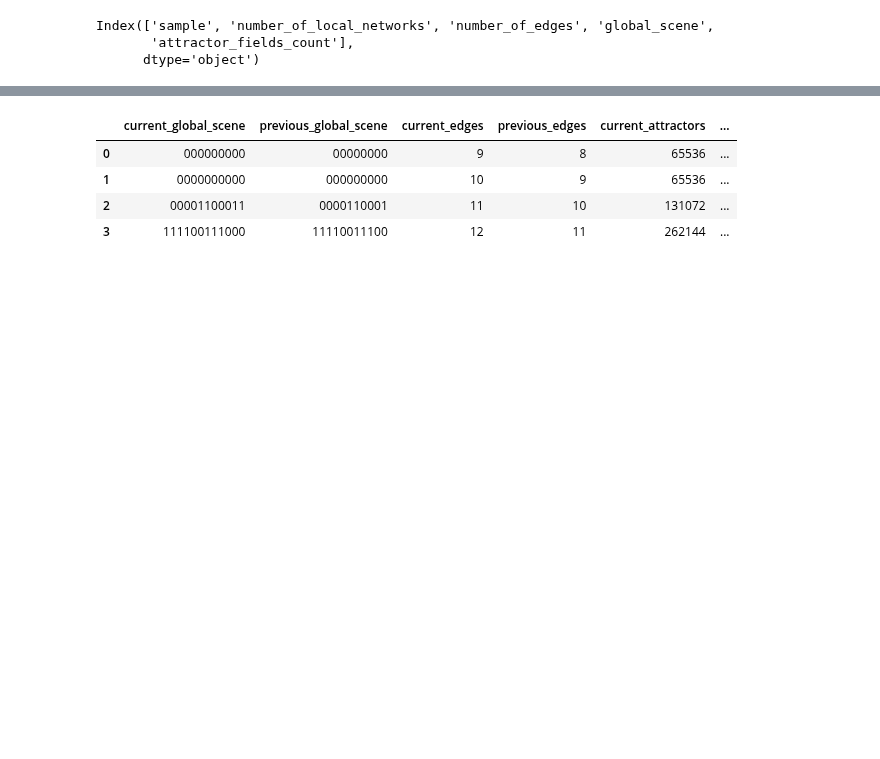
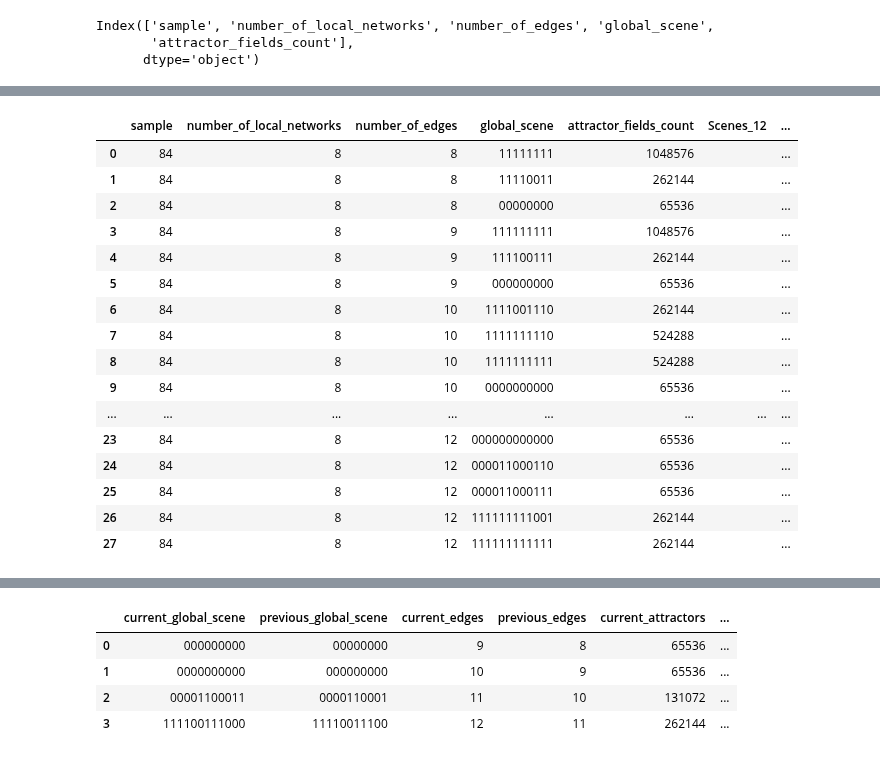
Before and after one commit to crptcusco/cbnetwork, a Jupyter notebook: experiments/7_aleatory_template_coupling_signals/exp7_3_evaluate_equivalence.ipynb, the cells around one changed output, grey strips where cells are left out. Saved outputs shown, nothing was run; the diff lists cells and outputs as text; code cells hidden in the pictures; blank space fills up the shorter version.

```diff
--- a/experiments/7_aleatory_template_coupling_signals/exp7_3_evaluate_equivalence.ipynb
+++ b/experiments/7_aleatory_template_coupling_signals/exp7_3_evaluate_equivalence.ipynb
@@ -231,0 +334,33 @@ Index(['sample', 'number_of_local_networks', 'number_of_edges', 'global_scene',
+# %%
+# Crear columnas para cada número de aristas
+unique_edges = sorted(df_resume['number_of_edges'].unique(), reverse=True)
+for edge in unique_edges:
+    df_resume[f'Scenes_{edge}'] = ""
+
+# Llenar las nuevas columnas
+for index, row in df_resume.iterrows():
+    scenes = row['global_scene'].split()
+    for edge in unique_edges:
+        if any(f'scene_{edge}' in scene for scene in scenes):
+            df_resume.at[index, f'Scenes_{edge}'] = ' '.join(scene for scene in scenes if f'scene_{edge}' in scene)
+
+# Mostrar el DataFrame resultante
+df_resume
+# %% [output]
+|  | sample | number_of_local_networks | number_of_edges | global_scene | attractor_fields_count | Scenes_12 | ... |
+| 0 | 84 | 8 | 8 | 11111111 | 1048576 |  | ... |
+| 1 | 84 | 8 | 8 | 11110011 | 262144 |  | ... |
+| 2 | 84 | 8 | 8 | 00000000 | 65536 |  | ... |
+| 3 | 84 | 8 | 9 | 111111111 | 1048576 |  | ... |
+| 4 | 84 | 8 | 9 | 111100111 | 262144 |  | ... |
+| 5 | 84 | 8 | 9 | 000000000 | 65536 |  | ... |
+| 6 | 84 | 8 | 10 | 1111001110 | 262144 |  | ... |
+| 7 | 84 | 8 | 10 | 1111111110 | 524288 |  | ... |
+| 8 | 84 | 8 | 10 | 1111111111 | 524288 |  | ... |
+| 9 | 84 | 8 | 10 | 0000000000 | 65536 |  | ... |
+| ... | ... | ... | ... | ... | ... | ... | ... |
+| 23 | 84 | 8 | 12 | 000000000000 | 65536 |  | ... |
+| 24 | 84 | 8 | 12 | 000011000110 | 65536 |  | ... |
+| 25 | 84 | 8 | 12 | 000011000111 | 65536 |  | ... |
+| 26 | 84 | 8 | 12 | 111111111001 | 262144 |  | ... |
+| 27 | 84 | 8 | 12 | 111111111111 | 262144 |  | ... |
```
Also changed, not shown: parts of 5 cells of this notebook.
